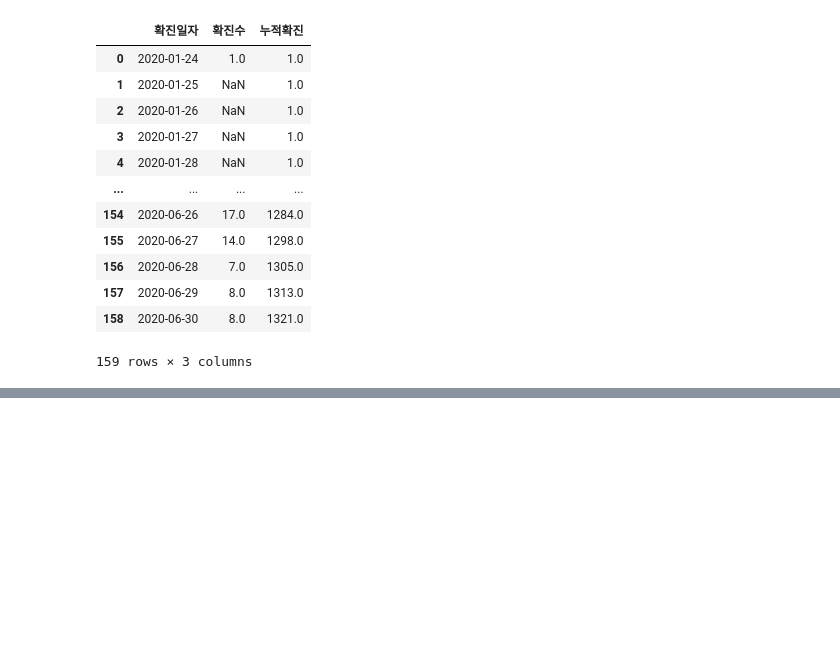
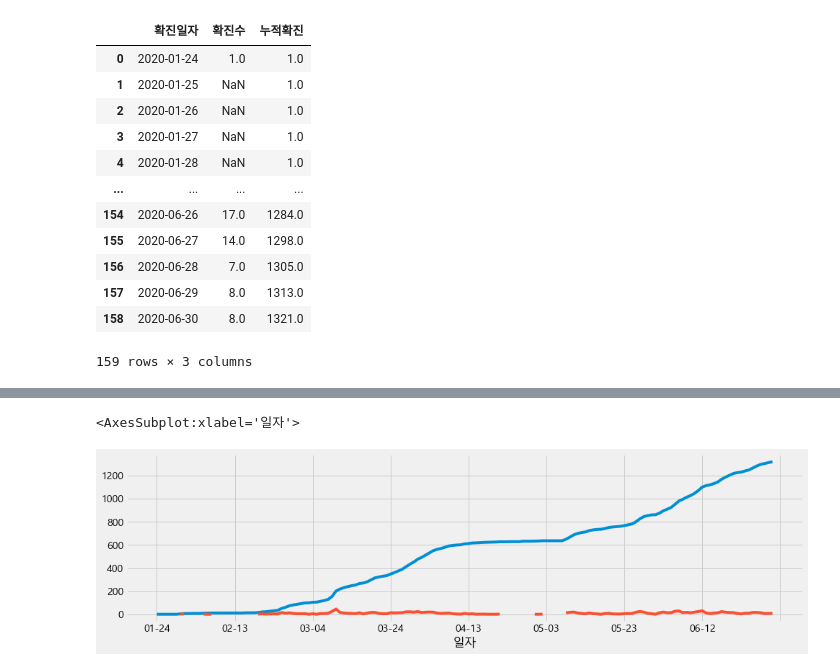
Before and after one commit to SanghunYun95/pandas_cheet_sheet, a Jupyter notebook: seoul_covid19_1.ipynb, the cells around one changed output, grey strips where cells are left out. Cells and saved outputs as stored; diff of their text form; code cells hidden in the pictures; blank space fills up the shorter version.

```diff
--- a/seoul_covid19_1.ipynb
+++ b/seoul_covid19_1.ipynb
@@ -250,0 +285,9 @@ all_day
+# %%
+# 시리즈로 그리기
+cum_day['누적확진'].plot(figsize=(15,4))
+cum_day['확진수'].plot()
+
+# 두 그래프의 차이가 커서 밑에 그래프는 잘 안보인다
+# %% [output]
+<AxesSubplot:xlabel='일자'>
+[figure, added]
```
Also changed, not shown: parts of 4 cells of this notebook.
